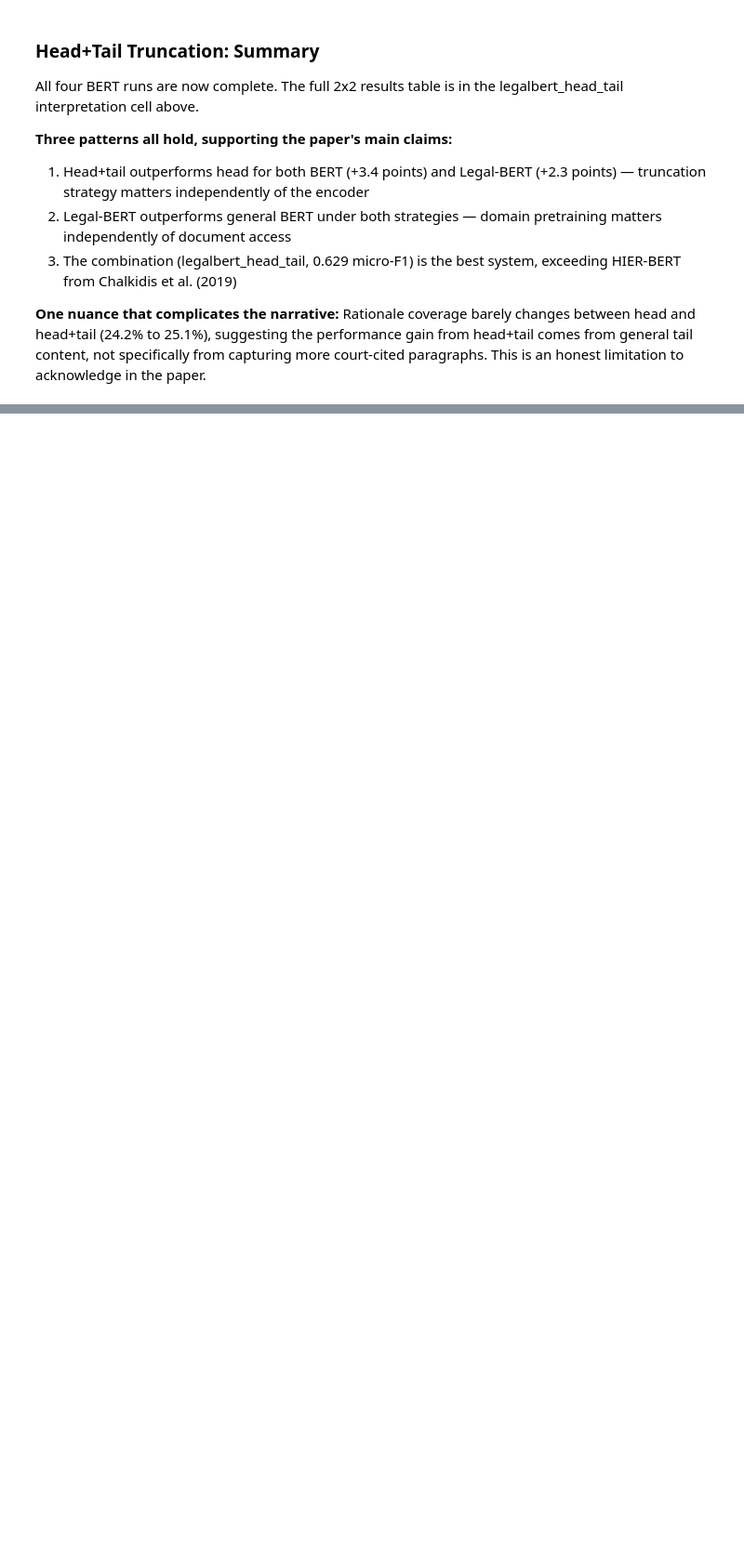
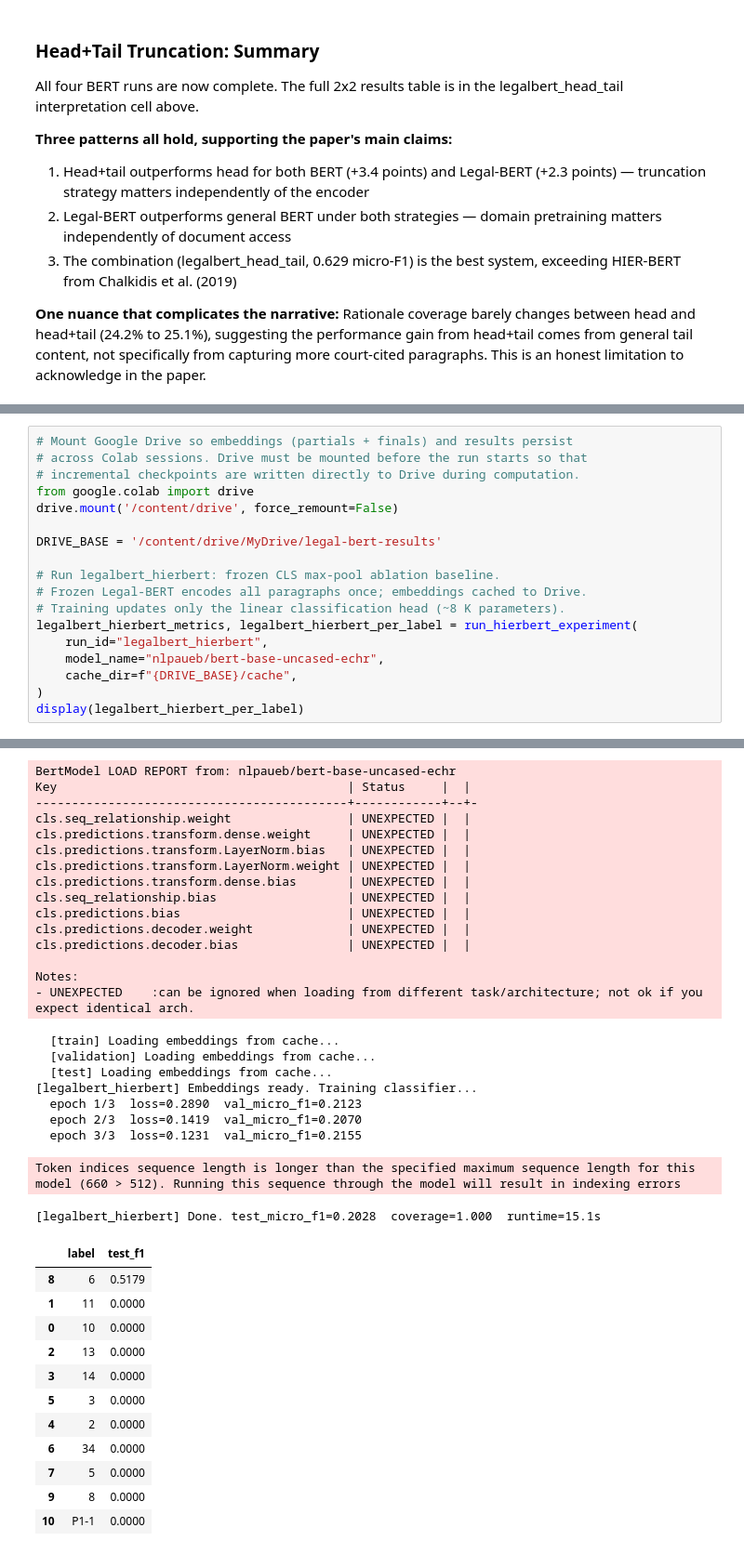
Before and after one commit to Dhruv-byte/legal-bert, a Jupyter notebook: Notebook_main.ipynb, the cells around one changed output, grey strips where cells are left out. Shown at 93% size. Saved outputs shown, nothing was run; the diff lists cells and outputs as text; blank space fills up the shorter version.

Commit message:
Merge hierbert

```diff
--- a/Notebook_main.ipynb
+++ b/Notebook_main.ipynb
@@ -1564,0 +2235,19 @@ Rationale coverage barely changes between head and head+tail (24.2% to 25.1%), s
+# %%
+# Mount Google Drive so embeddings (partials + finals) and results persist
+# across Colab sessions. Drive must be mounted before the run starts so that
+# incremental checkpoints are written directly to Drive during computation.
+from google.colab import drive
+drive.mount('/content/drive', force_remount=False)
+
+DRIVE_BASE = '/content/drive/MyDrive/legal-bert-results'
+
+# Run legalbert_hierbert: frozen CLS max-pool ablation baseline.
+# Frozen Legal-BERT encodes all paragraphs once; embeddings cached to Drive.
+# Training updates only the linear classification head (~8 K parameters).
+legalbert_hierbert_metrics, legalbert_hierbert_per_label = run_hierbert_experiment(
+    run_id="legalbert_hierbert",
+    model_name="nlpaueb/bert-base-uncased-echr",
+    cache_dir=f"{DRIVE_BASE}/cache",
+)
+display(legalbert_hierbert_per_label)
+# %% [output]
@@ -1564,0 +2256,36 @@ Rationale coverage barely changes between head and head+tail (24.2% to 25.1%), s
+BertModel LOAD REPORT from: nlpaueb/bert-base-uncased-echr
+Key                                        | Status     |  |
+-------------------------------------------+------------+--+-
+cls.seq_relationship.weight                | UNEXPECTED |  |
+cls.predictions.transform.dense.weight     | UNEXPECTED |  |
+cls.predictions.transform.LayerNorm.bias   | UNEXPECTED |  |
+cls.predictions.transform.LayerNorm.weight | UNEXPECTED |  |
+cls.predictions.transform.dense.bias       | UNEXPECTED |  |
+cls.seq_relationship.bias                  | UNEXPECTED |  |
+cls.predictions.bias                       | UNEXPECTED |  |
+cls.predictions.decoder.weight             | UNEXPECTED |  |
+cls.predictions.decoder.bias               | UNEXPECTED |  |
+
+Notes:
+- UNEXPECTED    :can be ignored when loading from different task/architecture; not ok if you expect identical arch.
+  [train] Loading embeddings from cache...
+  [validation] Loading embeddings from cache...
+  [test] Loading embeddings from cache...
+[legalbert_hierbert] Embeddings ready. Training classifier...
+  epoch 1/3  loss=0.2890  val_micro_f1=0.2123
+  epoch 2/3  loss=0.1419  val_micro_f1=0.2070
+  epoch 3/3  loss=0.1231  val_micro_f1=0.2155
+Token indices sequence length is longer than the specified maximum sequence length for this model (660 > 512). Running this sequence through the model will result in indexing errors
+[legalbert_hierbert] Done. test_micro_f1=0.2028  coverage=1.000  runtime=15.1s
+|  | label | test_f1 |
+| 8 | 6 | 0.5179 |
+| 1 | 11 | 0.0000 |
+| 0 | 10 | 0.0000 |
+| 2 | 13 | 0.0000 |
+| 3 | 14 | 0.0000 |
+| 5 | 3 | 0.0000 |
+| 4 | 2 | 0.0000 |
+| 6 | 34 | 0.0000 |
+| 7 | 5 | 0.0000 |
+| 9 | 8 | 0.0000 |
+| 10 | P1-1 | 0.0000 |
```
Also changed, not shown: parts of 15 cells of this notebook.
